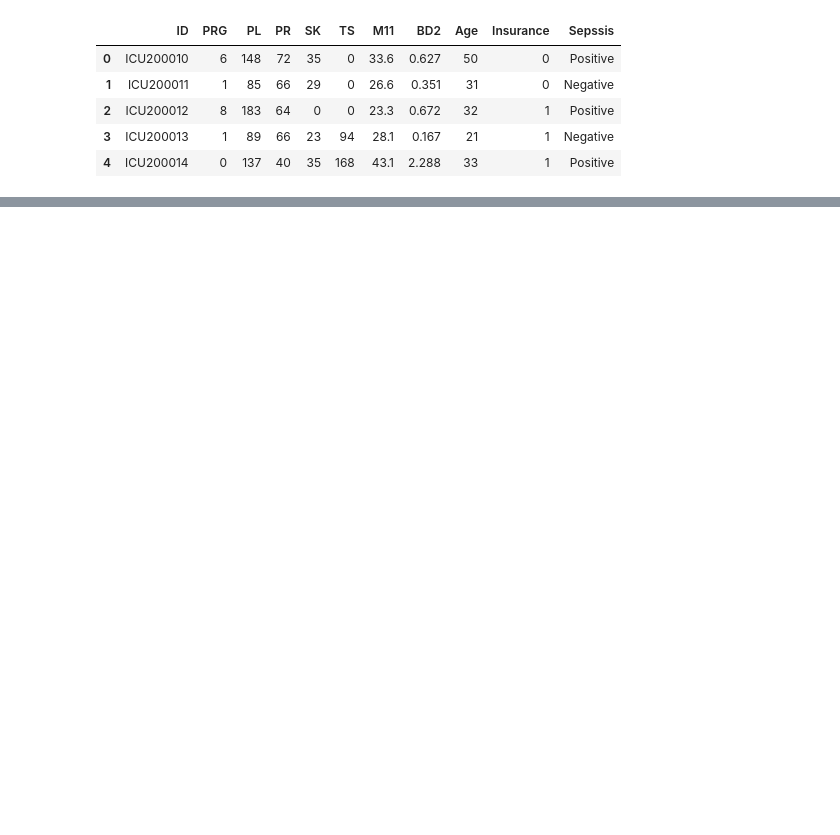
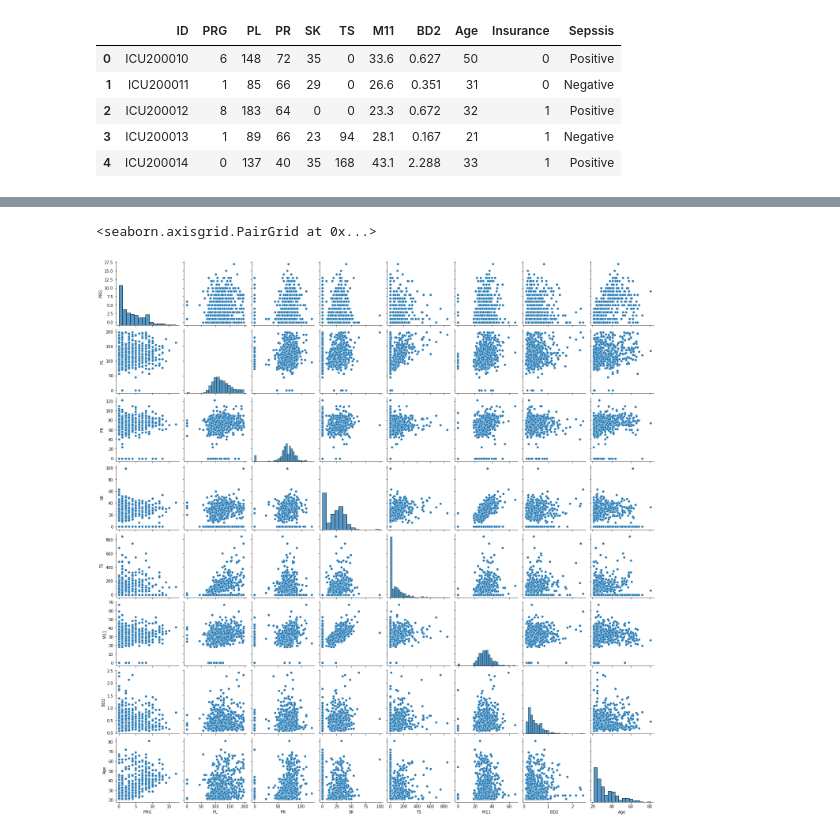
Before and after one commit to mixmav/machine-learning-A1-RMIT, a Jupyter notebook: solution/s3783375.ipynb, the cells around one changed output, grey strips where cells are left out. Saved outputs shown, nothing was run; the diff lists cells and outputs as text; code cells hidden in the pictures; blank space fills up the shorter version.

```diff
--- a/solution/s3783375.ipynb
+++ b/solution/s3783375.ipynb
@@ -41,0 +109,5 @@ VBox(children=(Tab(children=(Tab(children=(GridBox(children=(VBox(children=(Grid
+# %%
+sns.pairplot(patients)
+# %% [output]
+<seaborn.axisgrid.PairGrid at 0x...>
+[figure, added]
```
Also changed, not shown: parts of 19 cells of this notebook, 1 other file.
